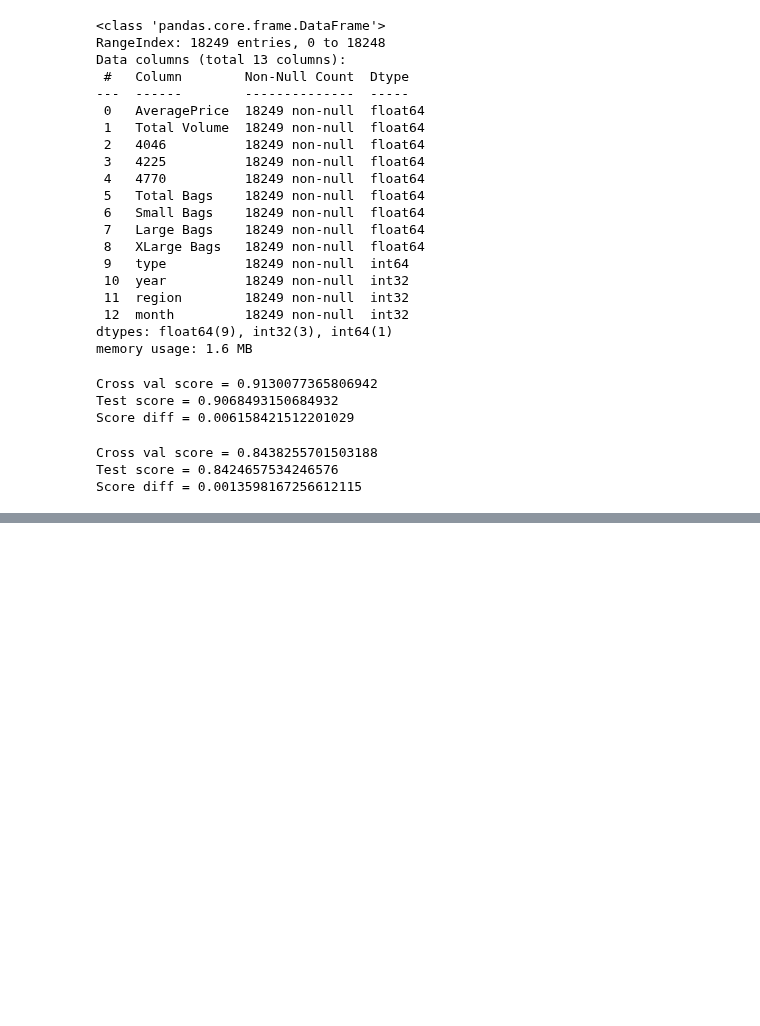
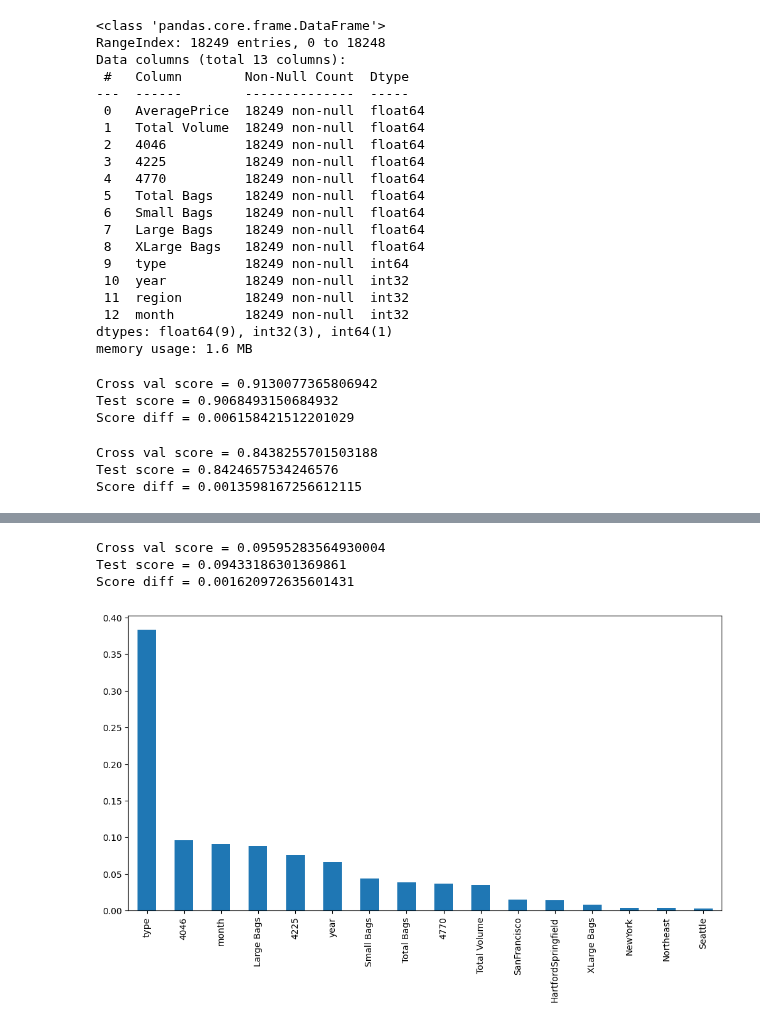
Before and after one commit to duttarajib78/Internship, a Jupyter notebook: First_Phase_Evaluation_Projects/avocado.ipynb, the cells around one changed output, grey strips where cells are left out. Drawn from its saved outputs; the diff is of its cells as text; code cells hidden in the pictures; blank space fills up the shorter version.

```diff
--- a/First_Phase_Evaluation_Projects/avocado.ipynb
+++ b/First_Phase_Evaluation_Projects/avocado.ipynb
@@ -234,0 +363,39 @@ Score diff = 0.0013598167256612115
+# %%
+X=X.copy()[selected_features]
+X_train,X_test,y_train,y_test=train_test_split(X,
+                                               y,
+                                               test_size=0.2,
+                                               shuffle=True,
+                                               random_state=42)
+
+scaler=MinMaxScaler()
+X_train_scaled=scaler.fit_transform(X_train)
+X_test_scaled=scaler.transform(X_test)
+# %%
+# Random forest model
+rfr=RandomForestRegressor(random_state=42)
+cv_score=cross_val_score(estimator=rfr,
+                         X=X_train_scaled,
+                         y=y_train,
+                         scoring='neg_mean_absolute_error',
+                         cv=10,
+                         n_jobs=-1).mean()*-1
+rfr.fit(X=X_train_scaled,
+        y=y_train)
+test_score=mean_absolute_error(y_pred=rfr.predict(X=X_test_scaled),
+                               y_true=y_test)
+print(f'Cross val score = {cv_score}')
+print(f'Test score = {test_score}')
+print(f'Score diff = {abs(cv_score-test_score)}')
+# %% [output]
+Cross val score = 0.09595283564930004
+Test score = 0.09433186301369861
+Score diff = 0.001620972635601431
+# %%
+feature_importance=pd.Series(data=rfr.feature_importances_,
+                             index=X.columns.values).sort_values(ascending=False)
+plt.figure(figsize=(12,6))
+feature_importance.plot.bar();
+y_pred=rfr.predict(X_test_scaled)
+# %% [output]
+[figure, added]
```
Also changed, not shown: parts of 11 cells of this notebook.
